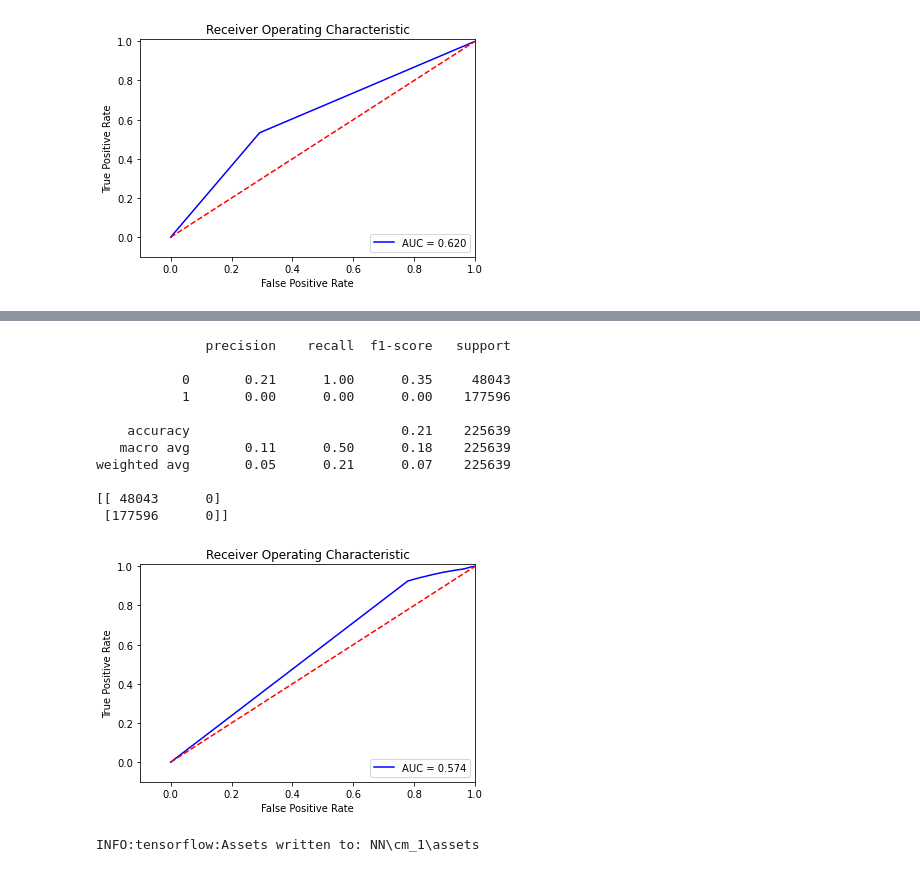
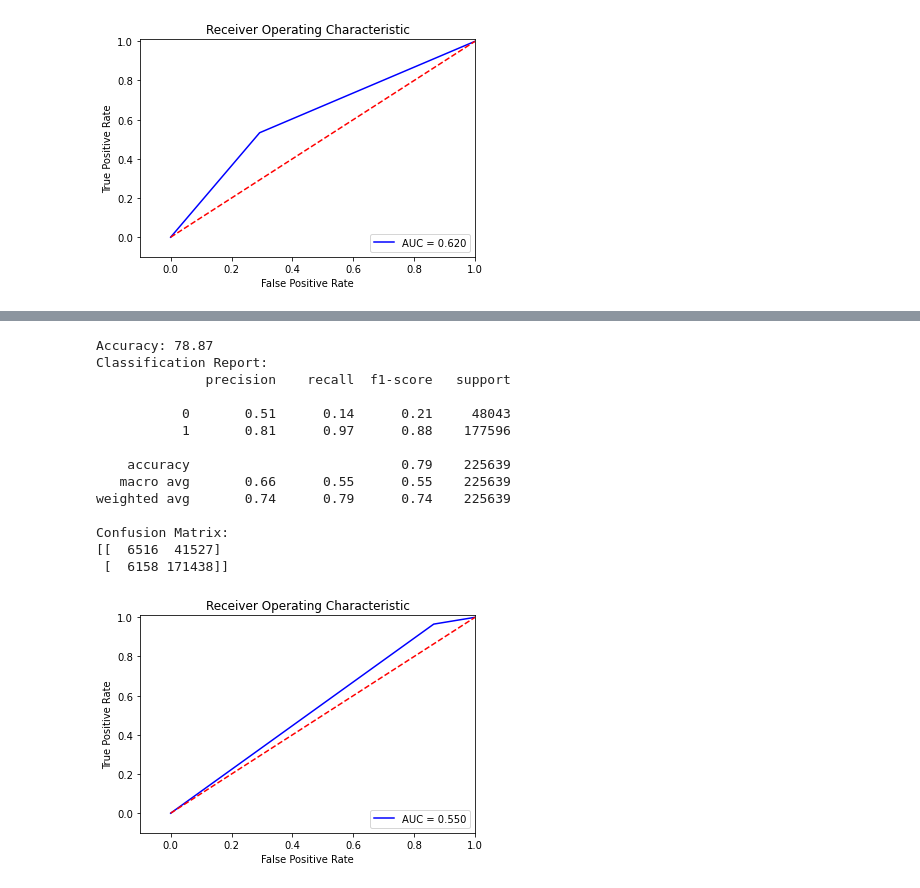
Before and after one commit to Chaitali20-gh/Data-Science, a Jupyter notebook: Lending Club/Lending Club.ipynb, the cells around one changed output, grey strips where cells are left out. Drawn from its saved outputs; the diff is of its cells as text; code cells hidden in the pictures.

Commit message:
Add files via upload
Have made changes on neural network layers and activations. Have updated the code for under sampling and class weight.

```diff
--- a/Lending Club/Lending Club.ipynb
+++ b/Lending Club/Lending Club.ipynb
@@ -822,7 +822,7 @@ X_test=sc.transform(X_test)
 # %%
 # Applying Logistic Regression
 log= LogisticRegression()
-log.fit(X_train, Y_train)
+temp=log.fit(X_train, Y_train)
 
 Y_pred= log.predict(X_test)
 
@@ -1054,33 +1161,20 @@ plt.show()
 
 import tensorflow.python.keras
 from tensorflow.python.keras.models import Sequential
-from tensorflow.python.keras.metrics import categorical_accuracy
+from tensorflow.python.keras.metrics import categorical_crossentropy
 from tensorflow.python.keras.layers import Dense, Activation,Dropout
 #from tensorflow.python.keras.optimizers import SGD
 
 input_nodes = X_train.shape[1]
-output_nodes = 1
+#output_nodes = 1
 
 model = Sequential()
 #model.add(Input((input_nodes,)))
-model.add(Dense(64, activation="relu"))
-model.add(Dropout(0.3, seed=0))
-model.add(Dense(32, activation="relu"))
-model.add(Dropout(0.3, seed=1))
-model.add(Dense(16, activation="relu"))
-model.add(Dropout(0.3, seed=2))
-model.add(Dense(output_nodes))
-model.compile(optimizer="adam", loss="mean_squared_logarithmic_error")
+model.add(Dense(units=16,activation="sigmoid"))
+model.add(Dense(units=32, activation="sigmoid"))
+model.add(Dense(units=2, activation="softmax"))
+#model.add(Dense(output_nodes))
+model.compile(optimizer="adam", loss="sparse_categorical_crossentropy", metrics=['accuracy'])
 
-model.fit(X_train, Y_train, batch_size=10, epochs=100, verbose=1)
-
-Y_pred = model.predict(X_test)
-accuracy = accuracy_score(Y_test, np.argmax(Y_pred, axis=1))
-print('Accuracy: {0:.2f}'.format(accuracy * 100.0))
-
-print('Classification Report:')
-print(classification_report(Y_test, np.argmax(Y_pred, axis=1)))
-print('Confusion Matrix:')
-print(confusion_matrix(Y_test, np.argmax(Y_pred, axis=1)))
-print('')
+model.fit(X_train, Y_train, batch_size=20, validation_split=0.1, epochs=30,verbose=2)
 # %% [output]
@@ -1105,17 +1199,25 @@ NameError: name 'sklearn' is not defined
 # %%
 Y_pred = model.predict(X_test)
 accuracy = accuracy_score(Y_test, np.argmax(Y_pred, axis=1))
+print('Accuracy: {0:.2f}'.format(accuracy * 100.0))
+
+print('Classification Report:')
 print(classification_report(Y_test, np.argmax(Y_pred, axis=1)))
+print('Confusion Matrix:')
 print(confusion_matrix(Y_test, np.argmax(Y_pred, axis=1)))
+print('')
 # %% [output]
+Accuracy: 78.87
+Classification Report:
               precision    recall  f1-score   support
 
-           0       0.21      1.00      0.35     48043
-           1       0.00      0.00      0.00    177596
+           0       0.51      0.14      0.21     48043
+           1       0.81      0.97      0.88    177596
 
-    accuracy                           0.21    225639
-   macro avg       0.11      0.50      0.18    225639
-weighted avg       0.05      0.21      0.07    225639
+    accuracy                           0.79    225639
+   macro avg       0.66      0.55      0.55    225639
+weighted avg       0.74      0.79      0.74    225639
 
-[[ 48043      0]
- [177596      0]]
+Confusion Matrix:
+[[  6516  41527]
+ [  6158 171438]]
@@ -1122,26 +1226,21 @@ weighted avg       0.05      0.21      0.07    225639
 # %%
 # ROC-AUC for Neural Network
 
-fpr, tpr, thresholds = roc_curve(Y_test, Y_pred)
+fpr, tpr, thresholds = roc_curve(Y_test, np.argmax(Y_pred, axis=1))
 
 roc_auc = auc(fpr,tpr)
 
 # Plot ROC
 plt.title('Receiver Operating Characteristic')
 plt.plot(fpr, tpr, 'b',label='AUC = %0.3f'% roc_auc)
 plt.legend(loc='lower right')
 plt.plot([0,1],[0,1],'r--')
 plt.xlim([-0.1,1.0])
 plt.ylim([-0.1,1.01])
 plt.ylabel('True Positive Rate')
 plt.xlabel('False Positive Rate')
 plt.show()
 # %% [output]
-[figure, old version]
+[figure, new version]
-# %%
-# Save the model (Make sure that the folder exists)
-model.save('NN\\cm_1')
-# %% [output]
-INFO:tensorflow:Assets written to: NN\cm_1\assets
 # %%
 #pip install imbalanced-learn
```
Also changed, not shown: parts of 13 cells of this notebook.
